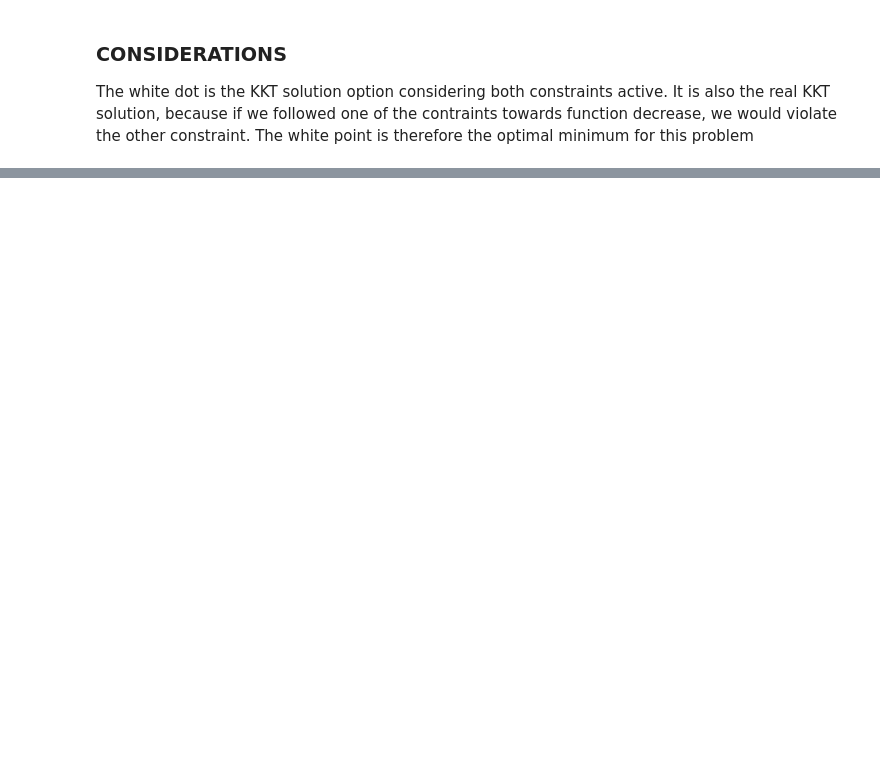
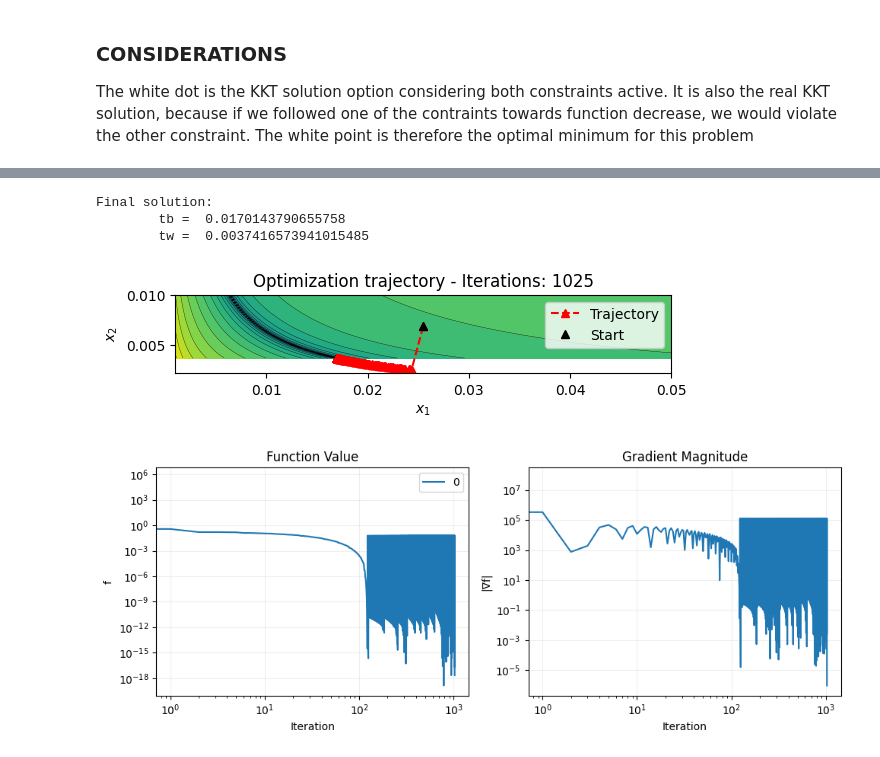
Before and after one commit to fneri13/NumOpt, a Jupyter notebook: notebooks/ch05/exercise_5-7.ipynb, the cells around one changed output, grey strips where cells are left out. Drawn from its saved outputs; the diff is of its cells as text; code cells hidden in the pictures; blank space fills up the shorter version.

```diff
--- a/notebooks/ch05/exercise_5-7.ipynb
+++ b/notebooks/ch05/exercise_5-7.ipynb
@@ -96,0 +110,24 @@ function decrease, we would violate the other constraint. The white point is the
+# %%
+# optimization parameters
+mu1 = 1e-4
+mu2 = 0.01
+tol = 1e-6
+maxiter = 10000
+
+initialGuess = [0.5*(Rmin+Rmax), 0.5*(tmin+tmax)]
+prob = OptimizationProblem(nDim=2, bounds=[(Rmin, Rmax), (tmin, tmax)])
+prob.setObjectiveFunction(penalized_function, args)
+history = prob.solve(x0=initialGuess, directionMethod='quasi_newton',
+                        stepMethod='strong_wolfe', options={'maxiter':maxiter, 'tol':tol, 'mu1':mu1, 'mu2':mu2})
+# %%
+prob.plotSolutionHistory(history, logscale=True)
+plot_histories([history], '0.1,0.1', xlog=(True, True), ylog=(True, True))
+print('Final solution:')
+print('        tb = ', history['x'][-1][0])
+print('        tw = ', history['x'][-1][1])
+# %% [output]
+Final solution:
+        tb =  0.0170143790655758
+        tw =  0.0037416573941015485
+[figure, added]
+[figure, added]
```
Also changed, not shown: parts of 7 cells of this notebook, 7 other files.
